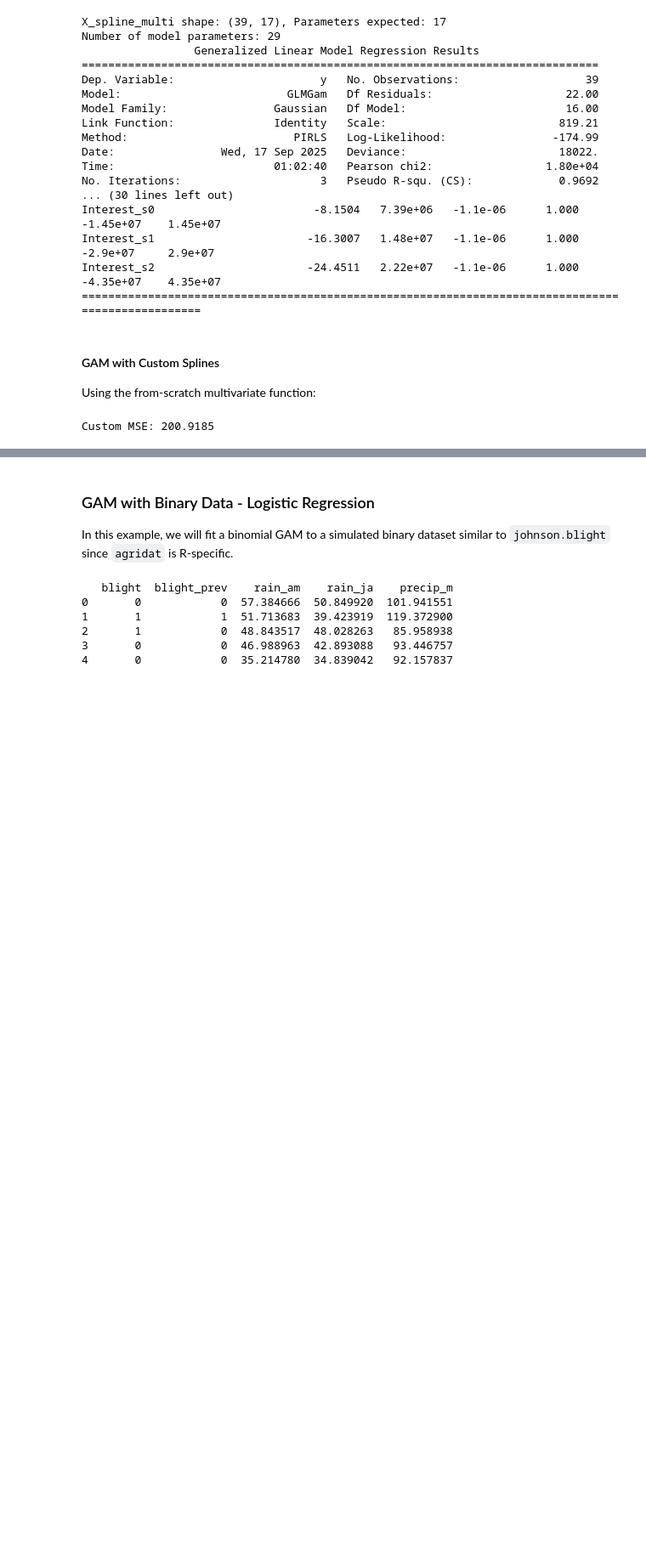
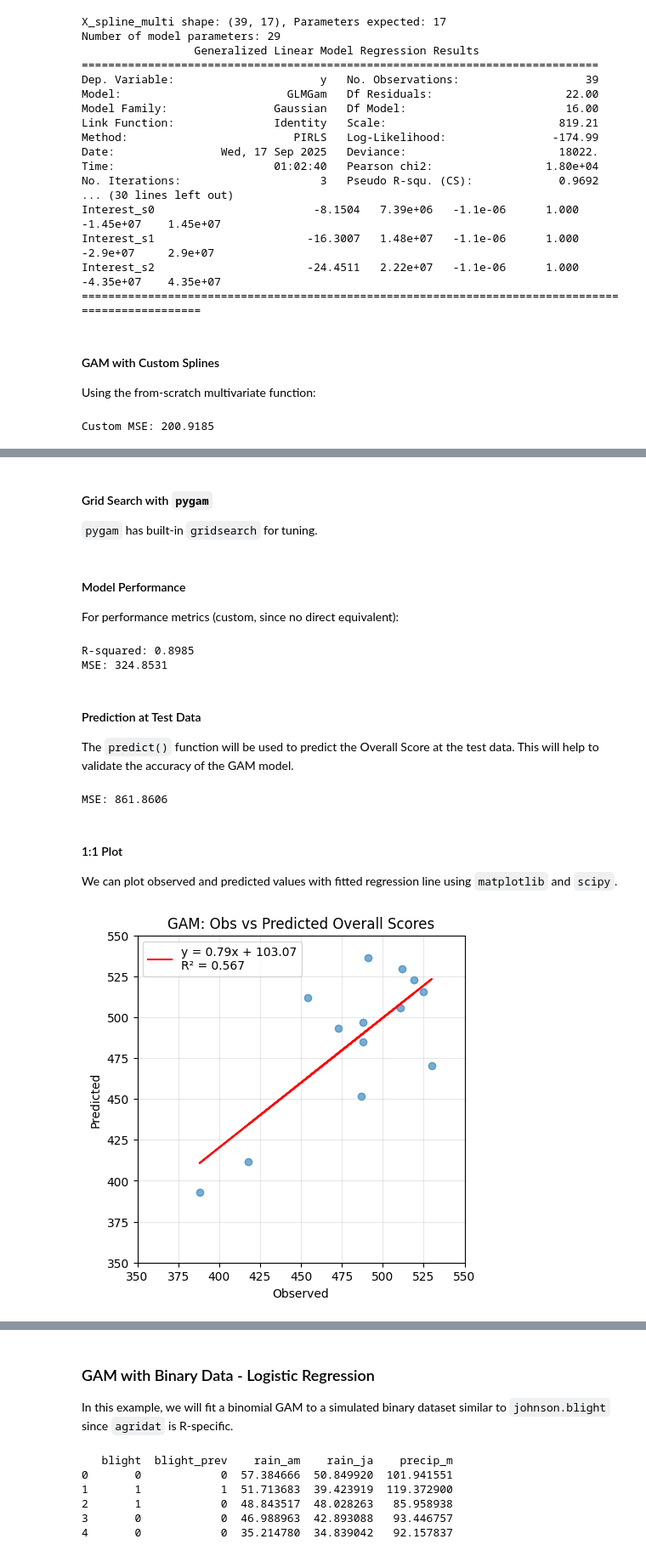
Before and after one commit to zia207/01_Generalized_Linear_Models_Python, a Jupyter notebook: Notebook/02_01_08_01_glm_gam_standard_python.ipynb, the cells around one changed output, grey strips where cells are left out. Shown at 85% size. Saved outputs shown, nothing was run; the diff lists cells and outputs as text; code cells hidden in the pictures; blank space fills up the shorter version.

```diff
--- a/Notebook/02_01_08_01_glm_gam_standard_python.ipynb
+++ b/Notebook/02_01_08_01_glm_gam_standard_python.ipynb
@@ -790,0 +940,3 @@ Custom MSE: 200.9185
+# %% [markdown]
+#### Grid Search with `pygam`
+`pygam` has built-in `gridsearch` for tuning.
@@ -790,0 +946,47 @@ Custom MSE: 200.9185
+# %% [markdown]
+#### Model Performance
+For performance metrics (custom, since no direct equivalent):
+# %%
+from sklearn.metrics import r2_score
+y_pred_train = best_model.predict(X_train_multi)
+print(f"R-squared: {r2_score(y_train_multi, y_pred_train):.4f}")
+print(f"MSE: {mean_squared_error(y_train_multi, y_pred_train):.4f}")
+# %% [output]
+R-squared: 0.8985
+MSE: 324.8531
+# %% [markdown]
+#### Prediction at Test Data
+The `predict()` function will be used to predict the Overall Score at the test data. This will help to validate the accuracy of the GAM model.
+# %%
+X_test = test[['Income', 'Edu', 'Health', 'Interest']].values
+test['Pred_Overall'] = best_model.predict(X_test)
+
+# Compute the MSE
+mse_test = mean_squared_error(test['Overall'], test['Pred_Overall'])
+print(f"MSE: {mse_test:.4f}")
+# %% [output]
+MSE: 861.8606
+# %% [markdown]
+#### 1:1 Plot
+We can plot observed and predicted values with fitted regression line using `matplotlib` and `scipy`.
+# %%
+from scipy import stats
+
+# Plot the observed vs predicted Overall Scores
+plt.figure(figsize=(5.5, 5))
+slope, intercept, r_value, p_value, std_err = stats.linregress(test['Overall'], test['Pred_Overall'])
+line = slope * test['Overall'] + intercept
+
+plt.scatter(test['Overall'], test['Pred_Overall'], alpha=0.6)
+plt.plot(test['Overall'], line, 'r', label=f'y = {slope:.2f}x + {intercept:.2f}\nR² = {r_value**2:.3f}')
+plt.xlabel('Observed')
+plt.ylabel('Predicted')
+plt.title('GAM: Obs vs Predicted Overall Scores')
+plt.xlim(350, 550)
+plt.ylim(350, 550)
+plt.grid(True, alpha=0.3)
+plt.legend()
+plt.gca().set_aspect('equal', adjustable='box')
+plt.show()
+# %% [output]
+[figure, added]
```
Also changed, not shown: parts of 10 cells of this notebook.
